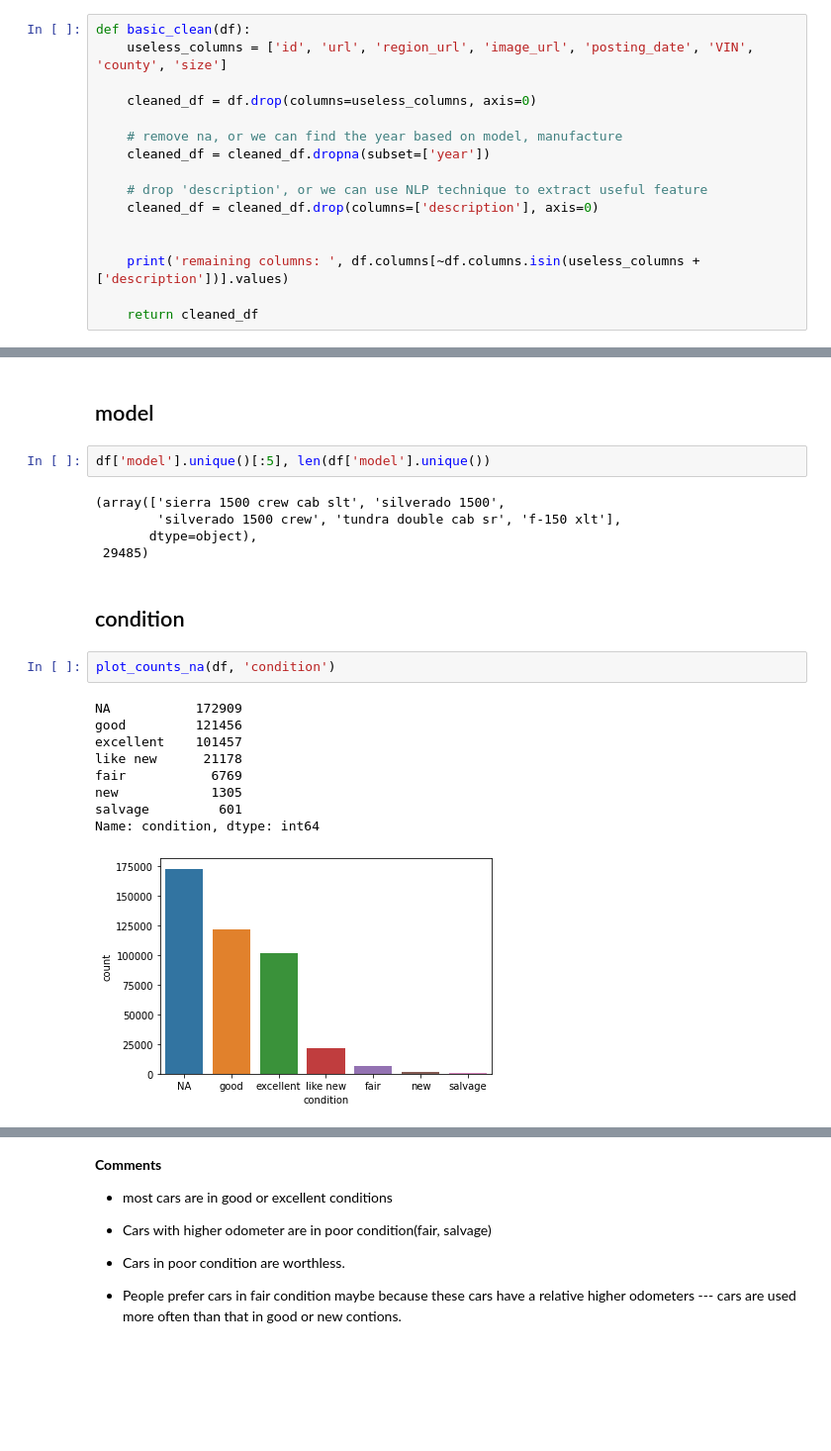
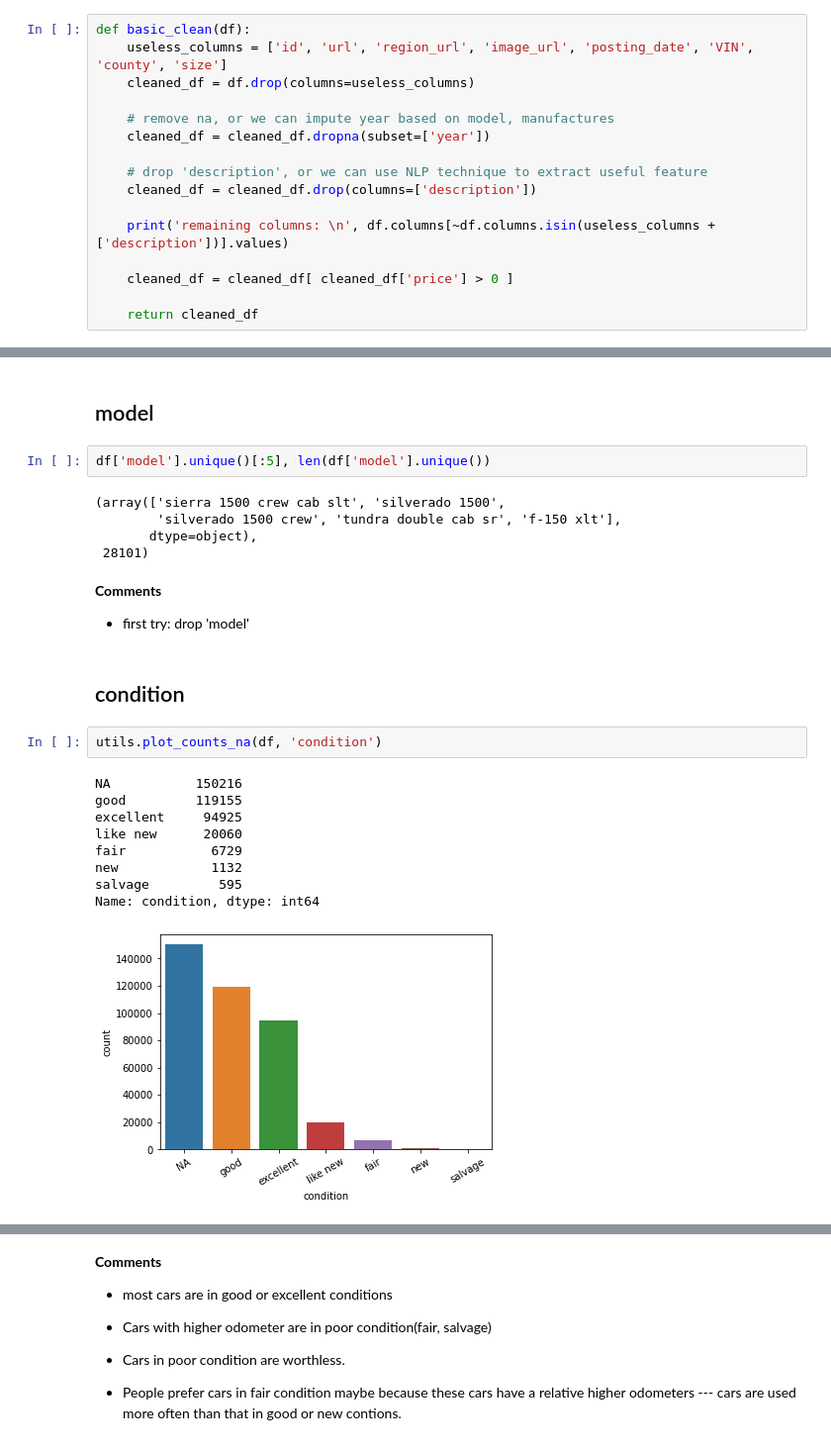
Before and after one commit to ixiaopan/DataScience, a Jupyter notebook: Exercise/UsedCarPrice_Prediction/02_Preparation.ipynb, the cells around one changed output, grey strips where cells are left out. Shown at 99% size. Saved outputs shown, nothing was run; the diff lists cells and outputs as text; blank space fills up the shorter version.

```diff
--- a/Exercise/UsedCarPrice_Prediction/02_Preparation.ipynb
+++ b/Exercise/UsedCarPrice_Prediction/02_Preparation.ipynb
@@ -29,17 +16,17 @@ df_vehicles.shape
 # %%
 def basic_clean(df):
     useless_columns = ['id', 'url', 'region_url', 'image_url', 'posting_date', 'VIN', 'county', 'size']
+    cleaned_df = df.drop(columns=useless_columns)
 
-    cleaned_df = df.drop(columns=useless_columns, axis=0)
-
-    # remove na, or we can find the year based on model, manufacture
+    # remove na, or we can impute year based on model, manufactures
     cleaned_df = cleaned_df.dropna(subset=['year'])
 
     # drop 'description', or we can use NLP technique to extract useful feature
-    cleaned_df = cleaned_df.drop(columns=['description'], axis=0)
+    cleaned_df = cleaned_df.drop(columns=['description'])
 
+    print('remaining columns: \n', df.columns[~df.columns.isin(useless_columns + ['description'])].values)
 
-    print('remaining columns: ', df.columns[~df.columns.isin(useless_columns + ['description'])].values)
+    cleaned_df = cleaned_df[ cleaned_df['price'] > 0 ]
 
     return cleaned_df
 # %%
@@ -149,21 +200,25 @@ df['model'].unique()[:5], len(df['model'].unique())
 (array(['sierra 1500 crew cab slt', 'silverado 1500',
         'silverado 1500 crew', 'tundra double cab sr', 'f-150 xlt'],
        dtype=object),
- 29485)
+ 28101)
+# %% [markdown]
+**Comments**
+
+- first try: drop 'model'
 # %% [markdown]
 ## condition
 # %%
-plot_counts_na(df, 'condition')
+utils.plot_counts_na(df, 'condition')
 # %% [output]
-NA           172909
-good         121456
-excellent    101457
-like new      21178
-fair           6769
-new            1305
-salvage         601
+NA           150216
+good         119155
+excellent     94925
+like new      20060
+fair           6729
+new            1132
+salvage         595
 Name: condition, dtype: int64
-[figure, old version]
+[figure, new version]
 # %%
 sns.barplot(data=df[
  ~df['condition'].isin(['fair'])
```
Also changed, not shown: parts of 70 cells of this notebook, 4 other files.
